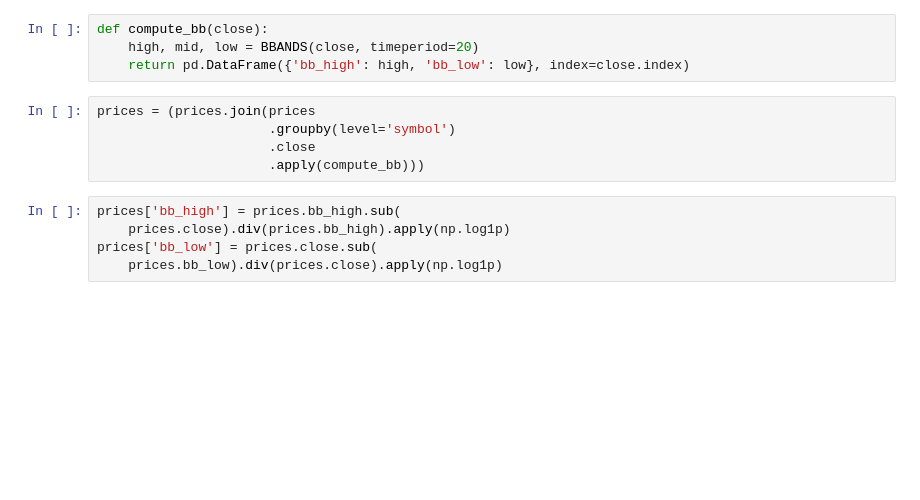
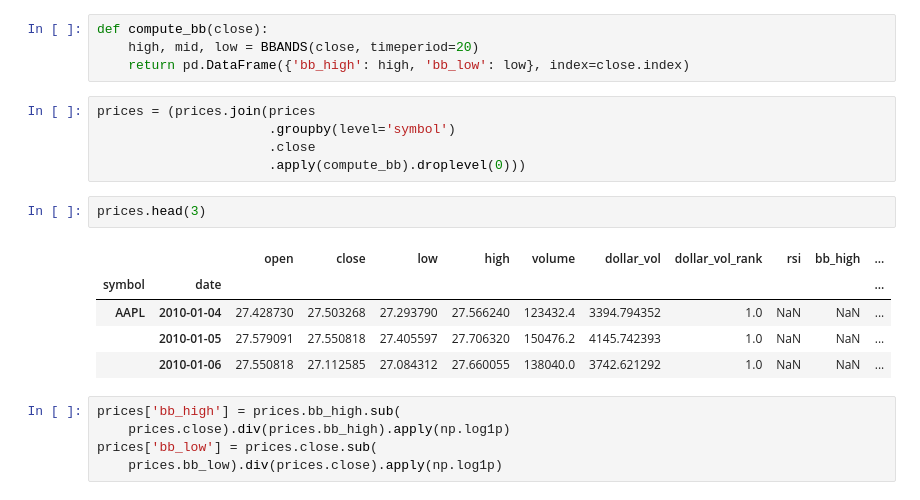
Before and after one commit to stanley-tsgs/machine-learning-for-trading, a Jupyter notebook: 12_gradient_boosting_machines/04_preparing_the_model_data.ipynb, the cells around one changed output. Saved outputs shown, nothing was run; the diff lists cells and outputs as text; blank space fills up the shorter version.

```diff
--- a/12_gradient_boosting_machines/04_preparing_the_model_data.ipynb
+++ b/12_gradient_boosting_machines/04_preparing_the_model_data.ipynb
@@ -242,7 +244,15 @@ def compute_bb(close):
 prices = (prices.join(prices
                       .groupby(level='symbol')
                       .close
-                      .apply(compute_bb)))
+                      .apply(compute_bb).droplevel(0)))
+# %%
+prices.head(3)
+# %% [output]
+|  |  | open | close | low | high | volume | dollar_vol | dollar_vol_rank | rsi | bb_high | ... |
+| symbol | date |  |  |  |  |  |  |  |  |  | ... |
+| AAPL | 2010-01-04 | 27.428730 | 27.503268 | 27.293790 | 27.566240 | 123432.4 | 3394.794352 | 1.0 | NaN | NaN | ... |
+|  | 2010-01-05 | 27.579091 | 27.550818 | 27.405597 | 27.706320 | 150476.2 | 4145.742393 | 1.0 | NaN | NaN | ... |
+|  | 2010-01-06 | 27.550818 | 27.112585 | 27.084312 | 27.660055 | 138040.0 | 3742.621292 | 1.0 | NaN | NaN | ... |
 # %%
 prices['bb_high'] = prices.bb_high.sub(
     prices.close).div(prices.bb_high).apply(np.log1p)
```
Also changed, not shown: parts of 12 cells of this notebook, 2 other files.
